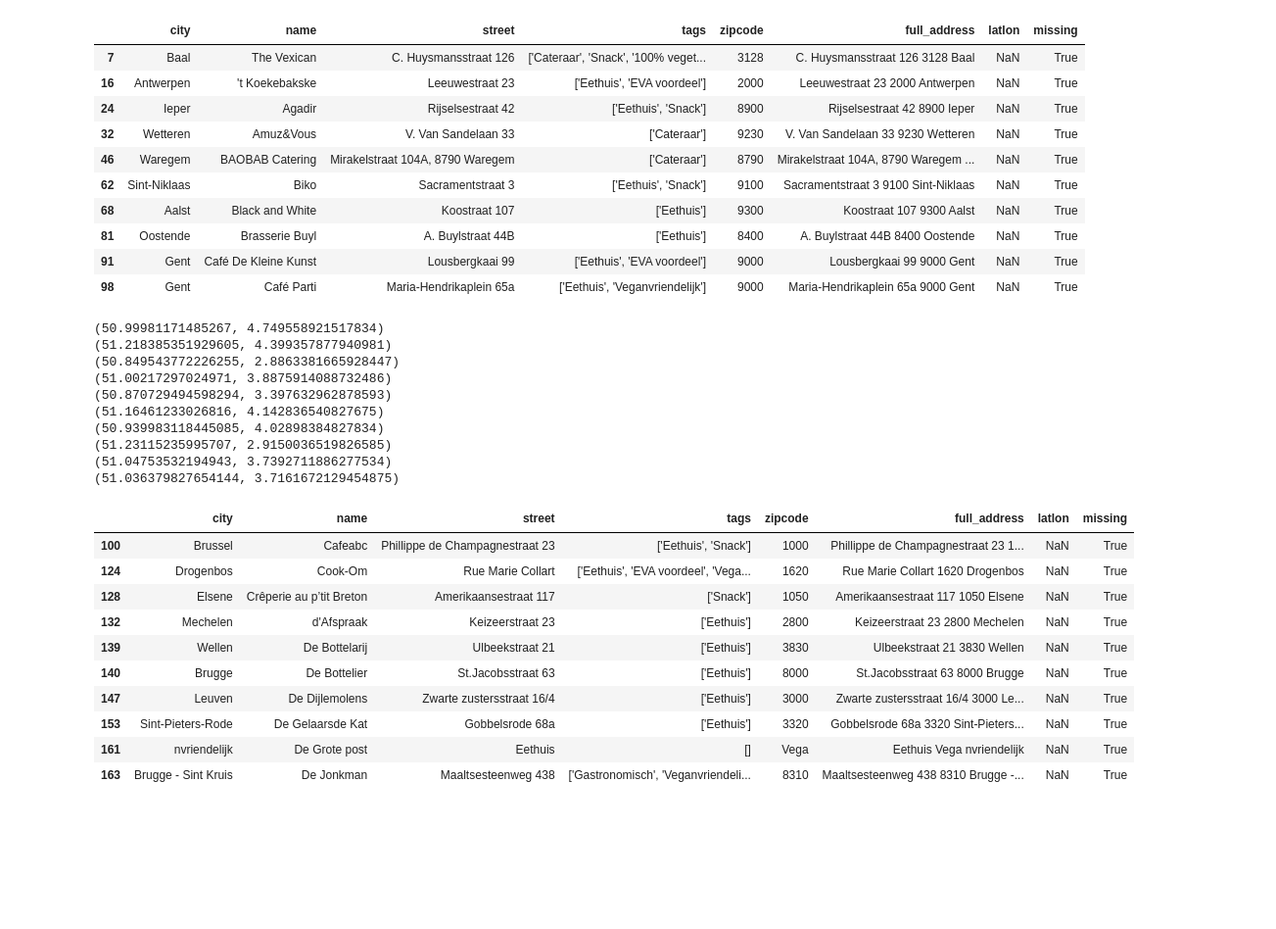
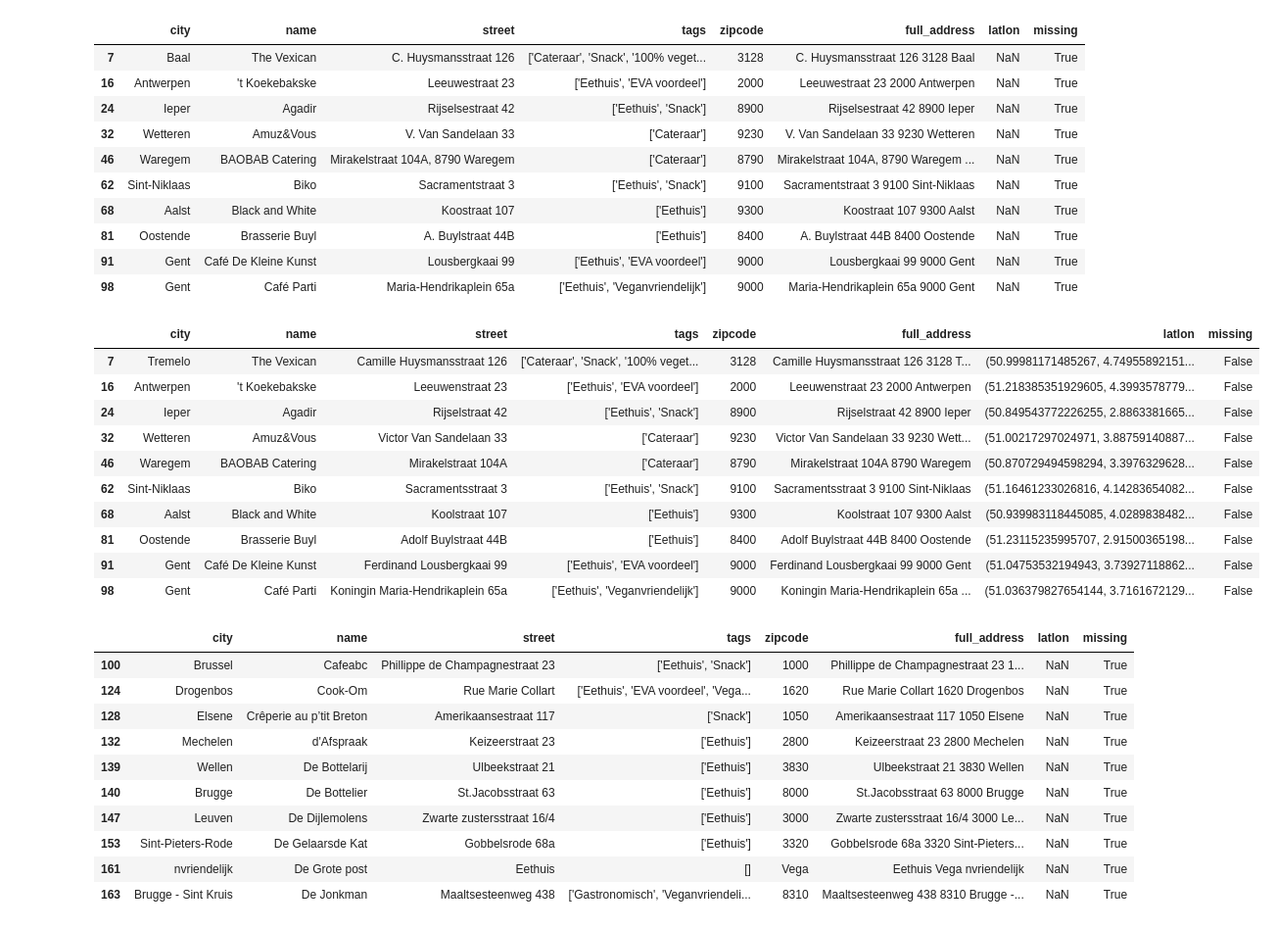
Before and after one commit to drdwitte/data4goodprojects, a Jupyter notebook: EVA/FixMissingAddressData.ipynb, the cells around one changed output. Shown at 98% size. Cells and saved outputs as stored; diff of their text form; code cells hidden in the pictures; blank space fills up the shorter version.

```diff
--- a/EVA/FixMissingAddressData.ipynb
+++ b/EVA/FixMissingAddressData.ipynb
@@ -67,30 +96,30 @@ df_notfound[0:10]
 | 91 | Gent | Café De Kleine Kunst | Lousbergkaai 99 | ['Eethuis', 'EVA voordeel'] | 9000 | Lousbergkaai 99 9000 Gent | NaN | True |
 | 98 | Gent | Café Parti | Maria-Hendrikaplein 65a | ['Eethuis', 'Veganvriendelijk'] | 9000 | Maria-Hendrikaplein 65a 9000 Gent | NaN | True |
 # %%
-# afkorting, spelfout, spelfout, afkorting, dubbele komma
-print(latlon_from_address('Camille Huysmansstraat 126 3128 Tremelo'))
-print(latlon_from_address('Leeuwenstraat 23 2000 Antwerpen'))
-print(latlon_from_address('Rijselstraat 42 8900 Ieper'))
-print(latlon_from_address('Victor Van Sandelaan 33 9230 Wetteren'))
-print(latlon_from_address('Mirakelstraat 104A 8790 Waregem'))
+overwriteAddress('Camille Huysmansstraat 126 3128 Tremelo',7,df_notfound)
+overwriteAddress('Leeuwenstraat 23 2000 Antwerpen',16,df_notfound)
+overwriteAddress('Rijselstraat 42 8900 Ieper',24,df_notfound)
+overwriteAddress('Victor Van Sandelaan 33 9230 Wetteren',32,df_notfound)
+overwriteAddress('Mirakelstraat 104A 8790 Waregem',46,df_notfound)
+overwriteAddress('Sacramentsstraat 3 9100 Sint-Niklaas',62,df_notfound)
+overwriteAddress('Koolstraat 107 9300 Aalst',68,df_notfound)
+overwriteAddress('Adolf Buylstraat 44B 8400 Oostende',81,df_notfound)
+overwriteAddress('Ferdinand Lousbergkaai 99 9000 Gent',91,df_notfound)
+overwriteAddress('Koningin Maria-Hendrikaplein 65a 9000 Gent',98,df_notfound)
 
-#spelfout, spelfout, afkorting, prefix, prefix
-print(latlon_from_address('Sacramentsstraat 3 9100 Sint-Niklaas'))
-print(latlon_from_address('Koolstraat 107 9300 Aalst'))
-print(latlon_from_address('Adolf Buylstraat 44B 8400 Oostende'))
-print(latlon_from_address('Ferdinand Lousbergkaai 99 9000 Gent'))
-print(latlon_from_address('Koningin Maria-Hendrikaplein 65a 9000 Gent'))
+df_notfound[0:10]
 # %% [output]
-(50.99981171485267, 4.749558921517834)
-(51.218385351929605, 4.399357877940981)
-(50.849543772226255, 2.8863381665928447)
-(51.00217297024971, 3.8875914088732486)
-(50.870729494598294, 3.397632962878593)
-(51.16461233026816, 4.142836540827675)
-(50.939983118445085, 4.02898384827834)
-(51.23115235995707, 2.9150036519826585)
-(51.04753532194943, 3.7392711886277534)
-(51.036379827654144, 3.7161672129454875)
+|  | city | name | street | tags | zipcode | full_address | latlon | missing |
+| 7 | Tremelo | The Vexican | Camille Huysmansstraat 126 | ['Cateraar', 'Snack', '100% veget... | 3128 | Camille Huysmansstraat 126 3128 T... | (50.99981171485267, 4.74955892151... | False |
+| 16 | Antwerpen | 't Koekebakske | Leeuwenstraat 23 | ['Eethuis', 'EVA voordeel'] | 2000 | Leeuwenstraat 23 2000 Antwerpen | (51.218385351929605, 4.3993578779... | False |
+| 24 | Ieper | Agadir | Rijselstraat 42 | ['Eethuis', 'Snack'] | 8900 | Rijselstraat 42 8900 Ieper | (50.849543772226255, 2.8863381665... | False |
+| 32 | Wetteren | Amuz&Vous | Victor Van Sandelaan 33 | ['Cateraar'] | 9230 | Victor Van Sandelaan 33 9230 Wett... | (51.00217297024971, 3.88759140887... | False |
+| 46 | Waregem | BAOBAB Catering | Mirakelstraat 104A | ['Cateraar'] | 8790 | Mirakelstraat 104A 8790 Waregem | (50.870729494598294, 3.3976329628... | False |
+| 62 | Sint-Niklaas | Biko | Sacramentsstraat 3 | ['Eethuis', 'Snack'] | 9100 | Sacramentsstraat 3 9100 Sint-Niklaas | (51.16461233026816, 4.14283654082... | False |
+| 68 | Aalst | Black and White | Koolstraat 107 | ['Eethuis'] | 9300 | Koolstraat 107 9300 Aalst | (50.939983118445085, 4.0289838482... | False |
+| 81 | Oostende | Brasserie Buyl | Adolf Buylstraat 44B | ['Eethuis'] | 8400 | Adolf Buylstraat 44B 8400 Oostende | (51.23115235995707, 2.91500365198... | False |
+| 91 | Gent | Café De Kleine Kunst | Ferdinand Lousbergkaai 99 | ['Eethuis', 'EVA voordeel'] | 9000 | Ferdinand Lousbergkaai 99 9000 Gent | (51.04753532194943, 3.73927118862... | False |
+| 98 | Gent | Café Parti | Koningin Maria-Hendrikaplein 65a | ['Eethuis', 'Veganvriendelijk'] | 9000 | Koningin Maria-Hendrikaplein 65a ... | (51.036379827654144, 3.7161672129... | False |
 # %%
 df_notfound[10:20]
 # %% [output]
```
Also changed, not shown: parts of 16 cells of this notebook, 2 other files.
